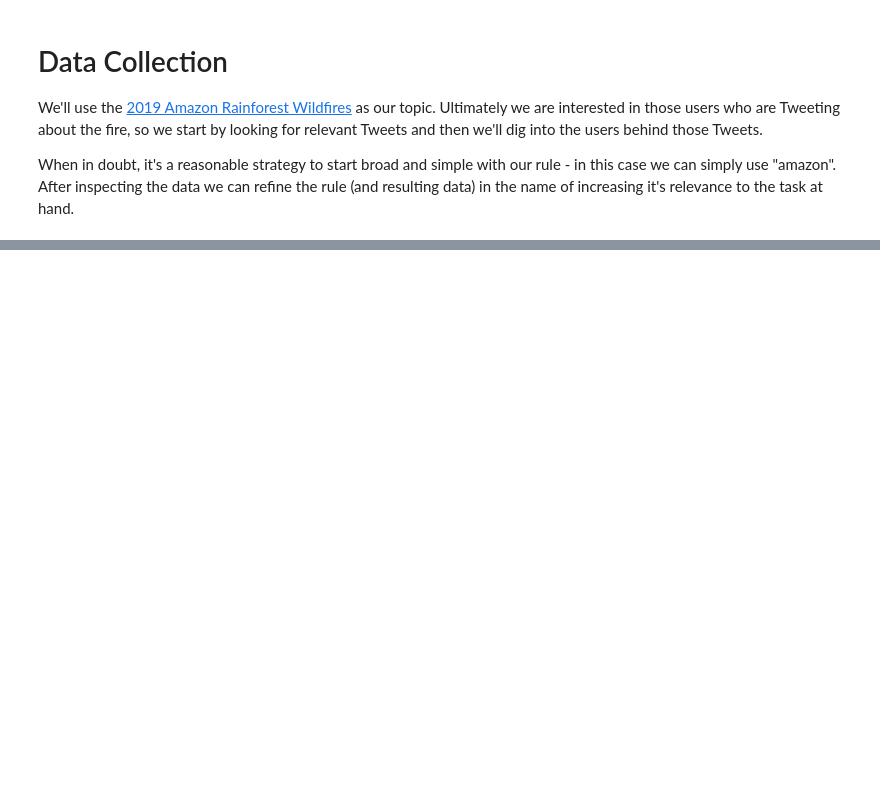
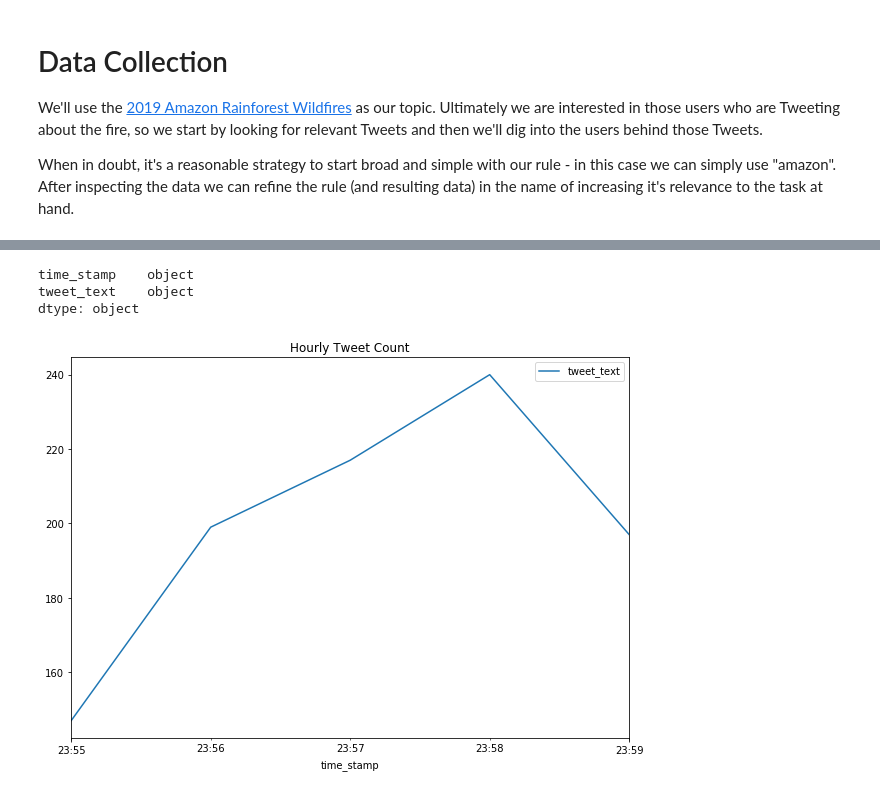
Before and after one commit to MohammadBakir/Discovering-User-Clusters, a Jupyter notebook: Clustering Users Using Twitter Data.ipynb, the cells around one changed output, grey strips where cells are left out. Saved outputs shown, nothing was run; the diff lists cells and outputs as text; code cells hidden in the pictures; blank space fills up the shorter version.

Commit message:
Cleaned Tweets

```diff
--- a/Clustering Users Using Twitter Data.ipynb
+++ b/Clustering Users Using Twitter Data.ipynb
@@ -121,0 +114,5 @@ def tweets_to_df(tweets):
+# %%
+#Read in tweet data
+tweet_df = pd.read_csv('election_2020.csv')
+
+tweet_df.head()
@@ -121,0 +126,19 @@ def tweets_to_df(tweets):
+# %%
+tweet_df.dtypes
+# %% [output]
+time_stamp    object
+tweet_text    object
+dtype: object
+# %%
+#Convert object type to datetime stamp
+tweet_df['time_stamp'] = pd.to_datetime(tweet_df['time_stamp'], errors='coerce');
+# %%
+#Plot a time series
+(tweet_df[['time_stamp','tweet_text']].set_index('time_stamp')
+ # 'T' = minute
+ .resample('T')
+ .count()
+ .plot(figsize=(10,7), label='1-Hour Counts', title='Hourly Tweet Count')
+);
+# %% [output]
+[figure, added]
```
Also changed, not shown: parts of 21 cells of this notebook, 2 other files.
